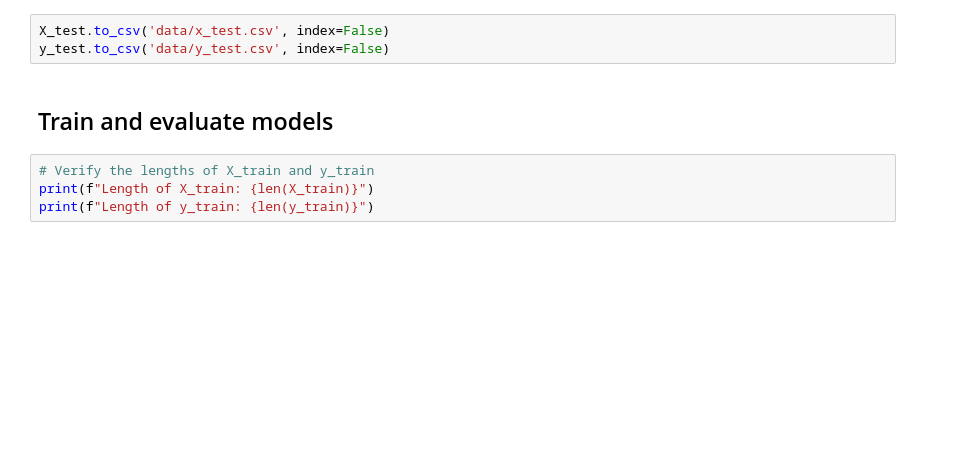
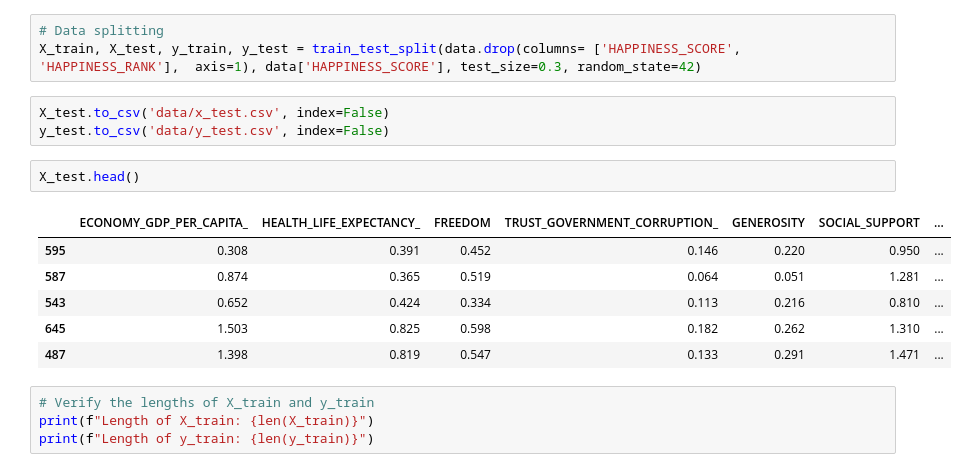
Before and after one commit to VanessaSuare/Workshop3, a Jupyter notebook: notebooks/EDA_002.ipynb, the cells around one changed output. Saved outputs shown, nothing was run; the diff lists cells and outputs as text; blank space fills up the shorter version.

```diff
--- a/notebooks/EDA_002.ipynb
+++ b/notebooks/EDA_002.ipynb
@@ -326,8 +331,18 @@ X_train, X_test, y_train, y_test = train_test_split(X, y, test_size=0.3, random_
+# %%
+# Data splitting
+X_train, X_test, y_train, y_test = train_test_split(data.drop(columns= ['HAPPINESS_SCORE', 'HAPPINESS_RANK'],  axis=1), data['HAPPINESS_SCORE'], test_size=0.3, random_state=42)
 # %%
 X_test.to_csv('data/x_test.csv', index=False)
 y_test.to_csv('data/y_test.csv', index=False)
-# %% [markdown]
-## Train and evaluate models
+# %%
+X_test.head()
+# %% [output]
+|  | ECONOMY_GDP_PER_CAPITA_ | HEALTH_LIFE_EXPECTANCY_ | FREEDOM | TRUST_GOVERNMENT_CORRUPTION_ | GENEROSITY | SOCIAL_SUPPORT | ... |
+| 595 | 0.308 | 0.391 | 0.452 | 0.146 | 0.220 | 0.950 | ... |
+| 587 | 0.874 | 0.365 | 0.519 | 0.064 | 0.051 | 1.281 | ... |
+| 543 | 0.652 | 0.424 | 0.334 | 0.113 | 0.216 | 0.810 | ... |
+| 645 | 1.503 | 0.825 | 0.598 | 0.182 | 0.262 | 1.310 | ... |
+| 487 | 1.398 | 0.819 | 0.547 | 0.133 | 0.291 | 1.471 | ... |
 # %%
 # Verify the lengths of X_train and y_train
 print(f"Length of X_train: {len(X_train)}")
```
Also changed, not shown: parts of 10 cells of this notebook, 10 other files.
